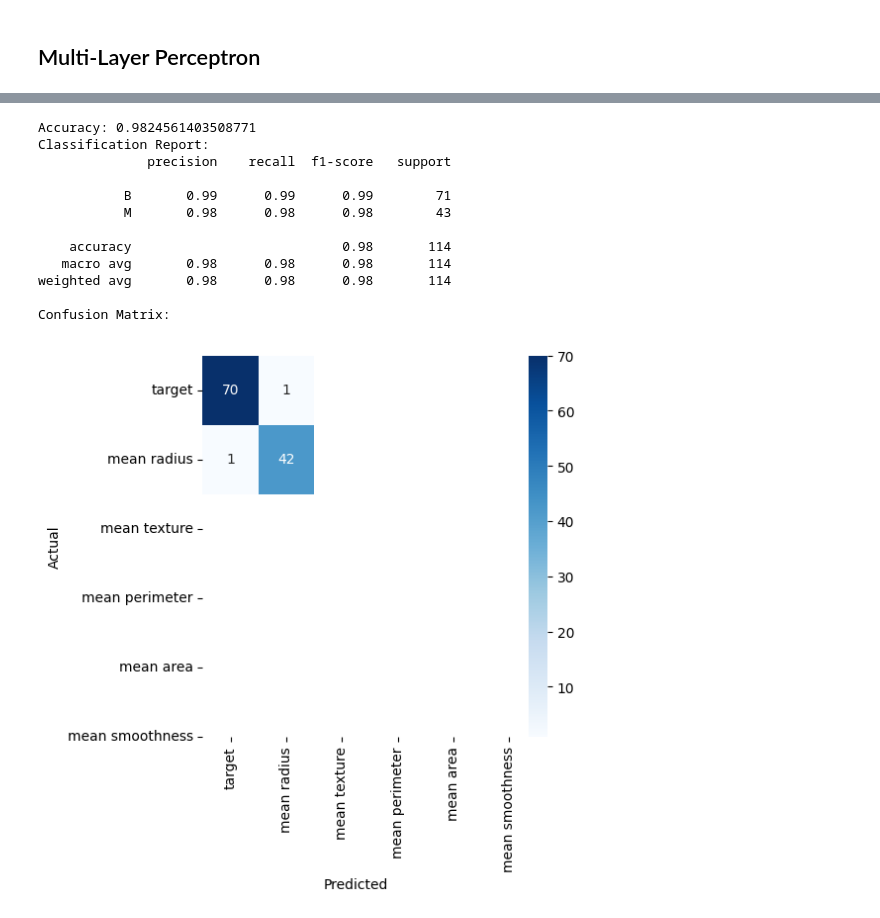
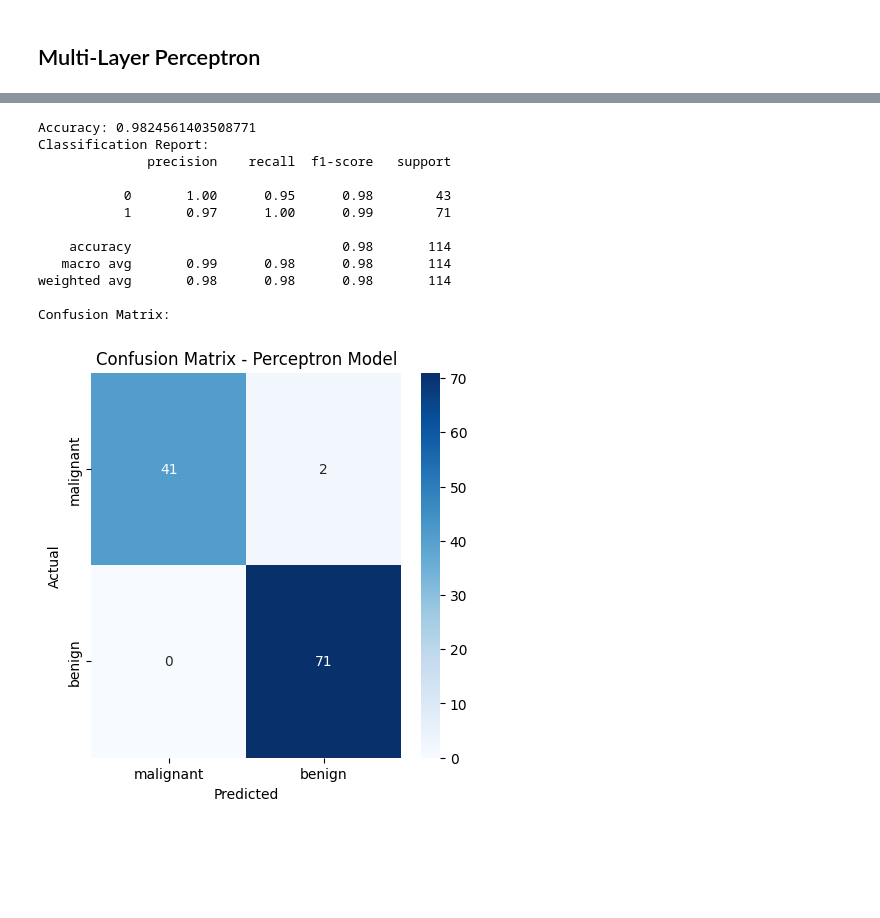
Before and after one commit to NP-15/Deep-Learning, a Jupyter notebook: Lab-01: Binary Classification.ipynb, the cells around one changed output, grey strips where cells are left out. Drawn from its saved outputs; the diff is of its cells as text; code cells hidden in the pictures; blank space fills up the shorter version.

```diff
--- a/Lab-01: Binary Classification.ipynb
+++ b/Lab-01: Binary Classification.ipynb
@@ -347,0 +300,23 @@ None
+# %%
+# Load the Breast Cancer Wisconsin dataset
+cancer = load_breast_cancer()
+X = cancer.data
+y = cancer.target
+# %%
+# Convert to DataFrame for easier manipulation
+df = pd.DataFrame(X, columns=cancer.feature_names)
+df['target'] = y
+
+# Calculate mean features
+df['mean radius'] = df[['mean radius', 'radius error', 'worst radius']].mean(axis=1)
+df['mean texture'] = df[['mean texture', 'texture error', 'worst texture']].mean(axis=1)
+df['mean perimeter'] = df[['mean perimeter', 'perimeter error', 'worst perimeter']].mean(axis=1)
+df['mean area'] = df[['mean area', 'area error', 'worst area']].mean(axis=1)
+df['mean smoothness'] = df[['mean smoothness', 'smoothness error', 'worst smoothness']].mean(axis=1)
+
+
+# Keep only the specified columns
+df = df[['mean radius', 'mean texture', 'mean perimeter', 'mean area', 'mean smoothness', 'target']]
+
+# Display the first few rows of the dataset
+print(df.head())
@@ -411,0 +429,7 @@ print(list(df.columns))
+# %%
+# Initialize and train the MLP model
+mlp2 = MLPClassifier(hidden_layer_sizes=(50,), max_iter=300, alpha=0.0001, solver='adam', random_state=42, verbose=True)
+mlp2.fit(X_train, y_train)
+
+# Make predictions
+y_pred2 = mlp2.predict(X_test)
@@ -412,27 +454,27 @@ print(list(df.columns))
 # %%
 # Evaluate the model
-print("Accuracy:", accuracy_score(y_test, y_pred))
+print("Accuracy:", accuracy_score(y_test, y_pred2))
 print("Classification Report:")
-print(classification_report(y_test, y_pred))
+print(classification_report(y_test, y_pred2))
 print("Confusion Matrix:")
-cm = confusion_matrix(y_test, y_pred)
+cm = confusion_matrix(y_test, y_pred2)
 plt.figure(figsize=(5, 5))
-sns.heatmap(cm, annot=True, fmt='d', cmap='Blues',
-xticklabels=list(df.columns), yticklabels=list(df.columns))
+sns.heatmap(cm, annot=True, fmt='d', cmap='Blues', xticklabels=cancer.target_names, yticklabels=cancer.target_names)
 plt.xlabel('Predicted')
 plt.ylabel('Actual')
+plt.title("Confusion Matrix - Perceptron Model")
 plt.show()
 # %% [output]
 Accuracy: 0.9824561403508771
 Classification Report:
               precision    recall  f1-score   support
 
-           B       0.99      0.99      0.99        71
-           M       0.98      0.98      0.98        43
+           0       1.00      0.95      0.98        43
+           1       0.97      1.00      0.99        71
 
     accuracy                           0.98       114
-   macro avg       0.98      0.98      0.98       114
+   macro avg       0.99      0.98      0.98       114
 weighted avg       0.98      0.98      0.98       114
 
 Confusion Matrix:
-[figure, old version]
+[figure, new version]
```
Also changed, not shown: parts of 35 cells of this notebook.
